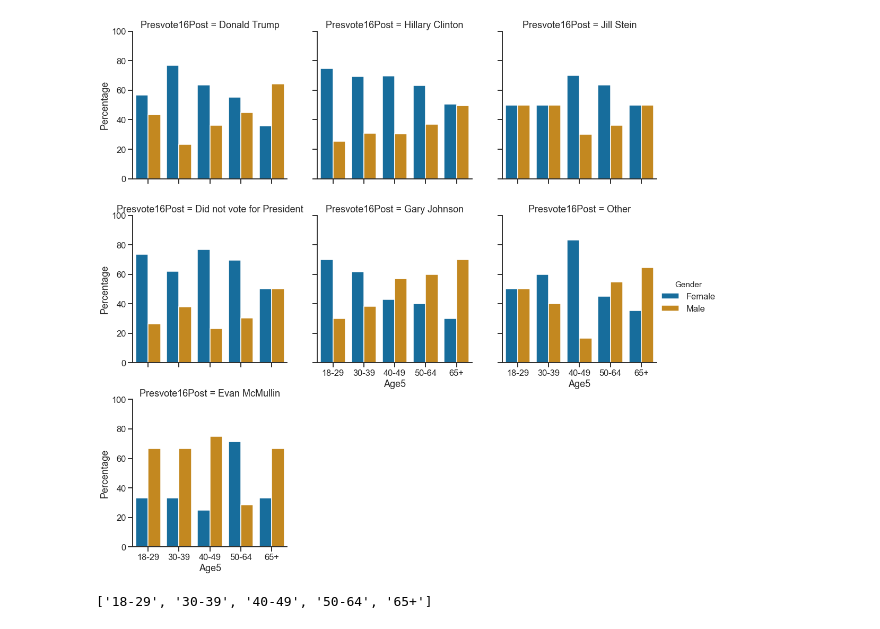
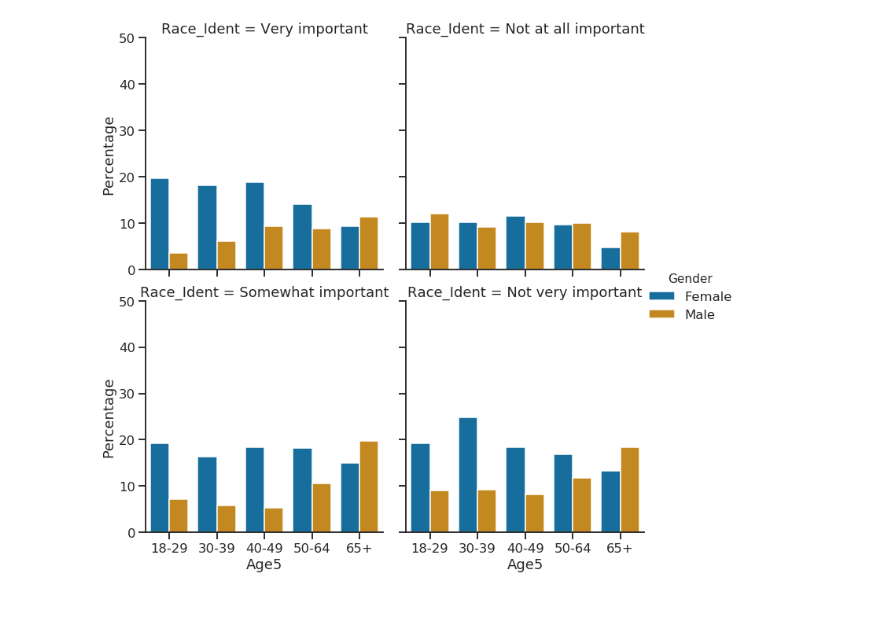
Before and after one commit to csmithchicago/DFP_WTHH_Data, a Jupyter notebook: analysis_dfp_wthh.ipynb, the cells around one changed output. Cells and saved outputs as stored; diff of their text form; code cells hidden in the pictures.

```diff
--- a/analysis_dfp_wthh.ipynb
+++ b/analysis_dfp_wthh.ipynb
@@ -84,7 +80,7 @@ for column in df.columns:
     if column in df.columns and column in polling_info.keys() and column not in others:
         df[column.title()] = df[column].replace('?', 999).astype(int).astype(str).replace('999', '?').replace(polling_info[column])
         data_cols.append((column.title(), column))
-    else:
+    elif (column not in df.columns or column not in polling_info.keys()) and column not in others:
         unknown_cols.append((column.title(), column))
 
 df['state'] = df['state'].replace('District of Columbia', 999).astype(int).astype(str).replace('999', 'District of Columbia').replace(polling_info['state'])
@@ -259,6 +141,9 @@ def freq_table(x, hue=None, col=None):
     drp_index = df[(df.Hue == '?') | (df.Col == '?')].index
     df.drop(drp_index, inplace=True)
 
+    totals = df[x.unique()].sum(axis=0)
+    totals['Total'] = totals.sum()
+
     for col in df.Col.unique():
         df_col = df[df.Col == col]
         grouped = df_col.groupby(by=hue).sum()
@@ -266,21 +151,13 @@ def freq_table(x, hue=None, col=None):
         num = pd.DataFrame([grouped.sum(axis=0).values], index=['Total'],
                            columns=grouped.sum(axis=0).index)
 
-        hue_vals = df['Hue'].unique()
+        x_vals = grouped.columns
+        scaled = grouped.copy()
 
-        scaled = grouped.loc[hue_vals[0]]/num * 100
-        scaled.index = [hue_vals[0]]
-        for idx in hue_vals[1:]:
-            scl = grouped.loc[idx]/num * 100
-            scl.index = [idx]
-            scaled = pd.concat([scaled, scl], axis=0)
+        for x_val in x_vals:
+            scaled[x_val] = scaled[x_val] / totals.loc[x_val] * 100
 
         scaled.index.name = f'{col}'
-        # here we want to make sure that the normalized variable does indeed sum to 100%
-        verify = pd.DataFrame([scaled.sum(axis=0).values])
-        pd.testing.assert_frame_equal(verify, pd.DataFrame([100] * len(verify.columns)).T,
-                                      check_dtype=False)
-
         tables.append((np.round(scaled, decimals=2), len(df_col)))
 
     return tables
@@ -314,4 +184,4 @@ def freq_df(x, hue=None, col=None):
 
     return df, tbls
 # %%
-freq_df, freq_tables = freq_df(df.Age5, hue=df.Gender, col=df.Presvote16Post)
+freq_dfs, freq_tables = freq_df(df.Age5, hue=df.Gender, col=df.Race_Ident)
@@ -318,12 +208,12 @@ freq_df, freq_tables = freq_df(df.Age5, hue=df.Gender, col=df.Presvote16Post)
 # %%
-s = sns.catplot(x='Age5', y='Percentage', hue='Gender', col='Presvote16Post',
-                data=freq_df, kind='bar', col_wrap=3)
+s = sns.catplot(x='Age5', y='Percentage', hue='Gender', col='Race_Ident',
+                data=freq_dfs, kind='bar', col_wrap=2)
 for ax in s.axes:
     ax.set_xticklabels(age_order)
-    ax.set_ylim([0, 100])
+    ax.set_ylim([0, 50])
 # s.figure.set_figheight(10)
 # s.figure.set_figwidth(15)
 # s.axes.tick_params(axis='x', rotation=45)
 # s.axes.set_xlabel('')
 # %% [output]
-[figure, old version]
+[figure, new version]
@@ -334,4 +219,0 @@ axs.set_xtick
-# %%
-age_order
-# %% [output]
-['18-29', '30-39', '40-49', '50-64', '65+']
```
Also changed, not shown: parts of 34 cells of this notebook, 2 other files.
